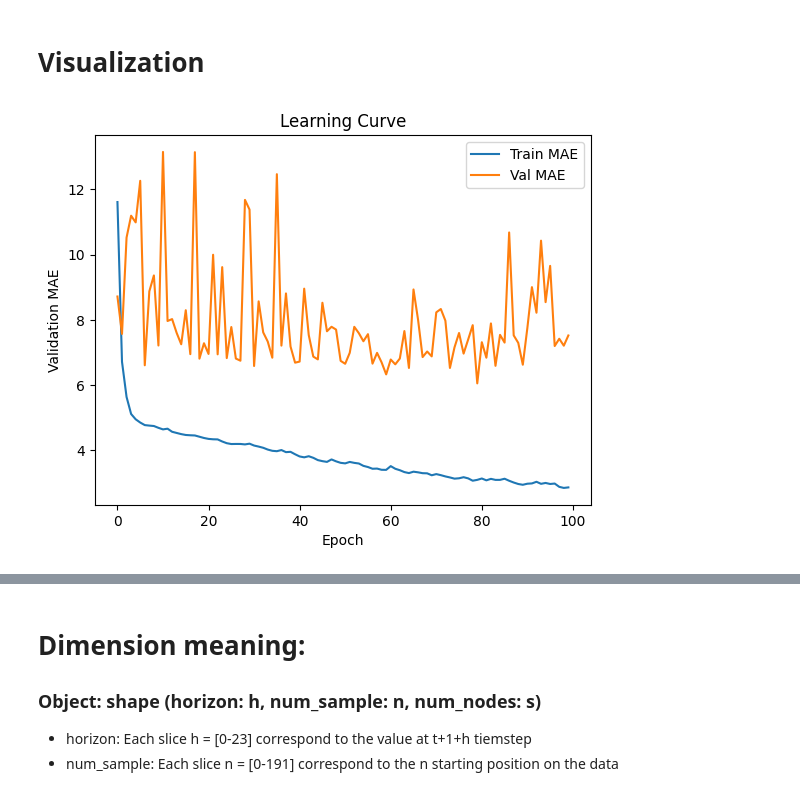
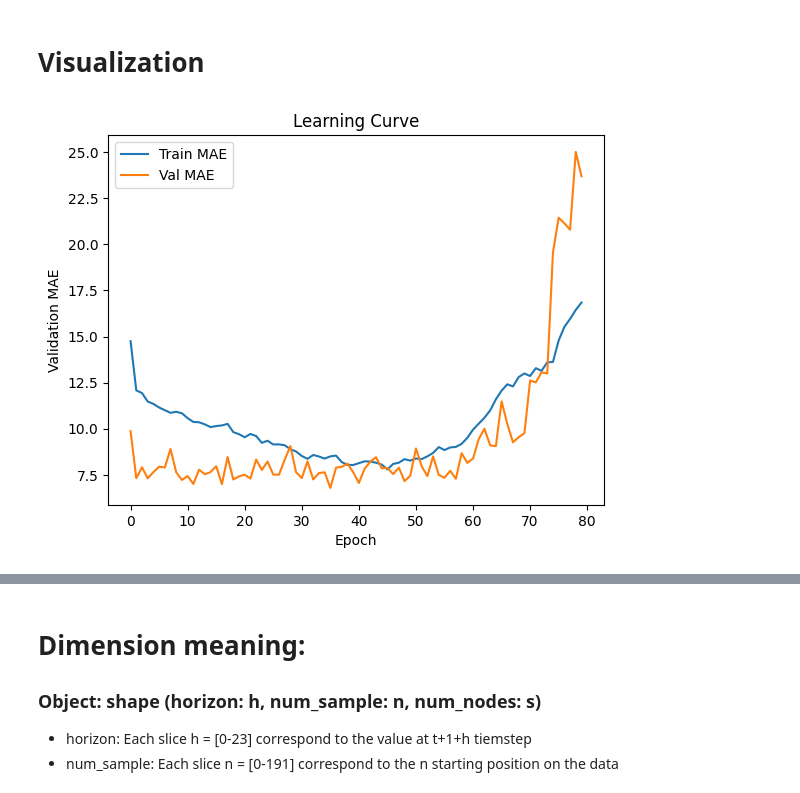
Before and after one commit to GemsLoveNLP/DCRNN_PyTorch, a Jupyter notebook: evaluate.ipynb, the cells around one changed output, grey strips where cells are left out. Saved outputs shown, nothing was run; the diff lists cells and outputs as text; code cells hidden in the pictures.

```diff
--- a/evaluate.ipynb
+++ b/evaluate.ipynb
@@ -183,9 +183,9 @@ def visualize(file_name):
     compute_at_sample(predictions,truth,0,0)
     compute_mae_per_sample(predictions,truth)
 # %%
-view_learning_curve("experiments/dcrnn_DR_2_h_24_64-64_lr_0.01_bs_64_0311200759/info.log")
+view_learning_curve("experiments/dcrnn_DR_3_h_24_64-64_lr_0.01_bs_64_0314105723/info.log")
 # %% [output]
-[figure, old version]
+[figure, new version]
 # %%
 visualize("data/predictions/train_dcrnn_predictions.npz")
 # %% [output]
```
Also changed, not shown: parts of 7 cells of this notebook, 5 other files.
